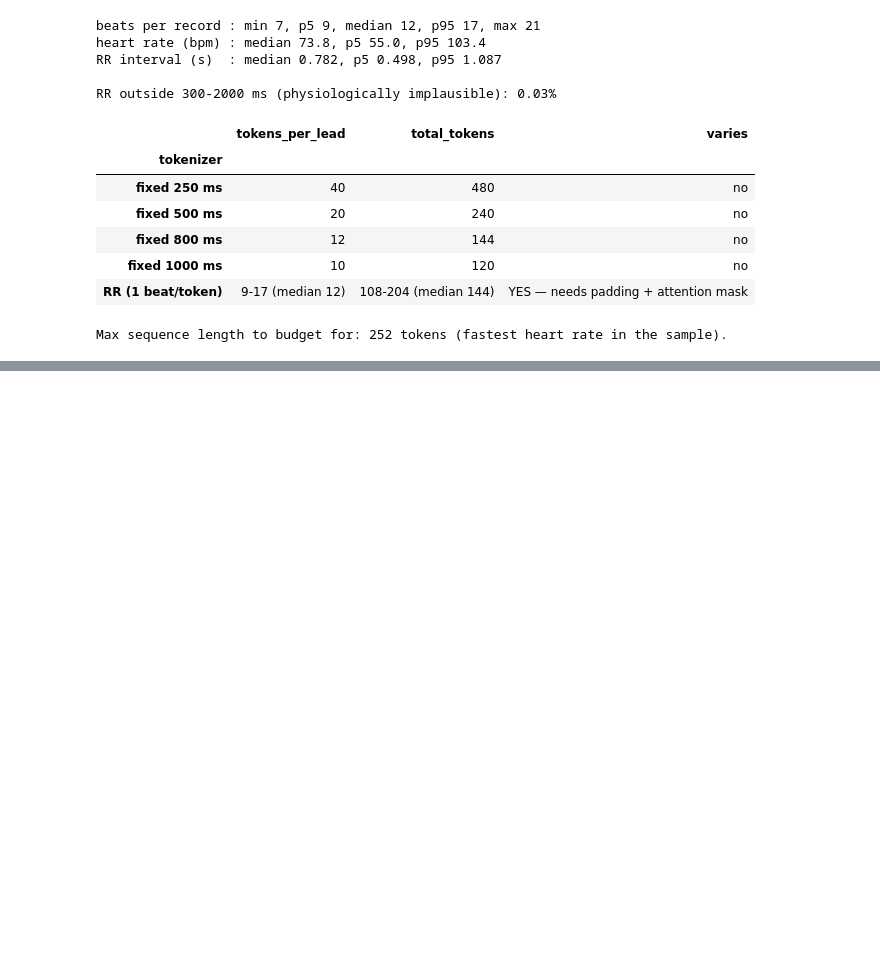
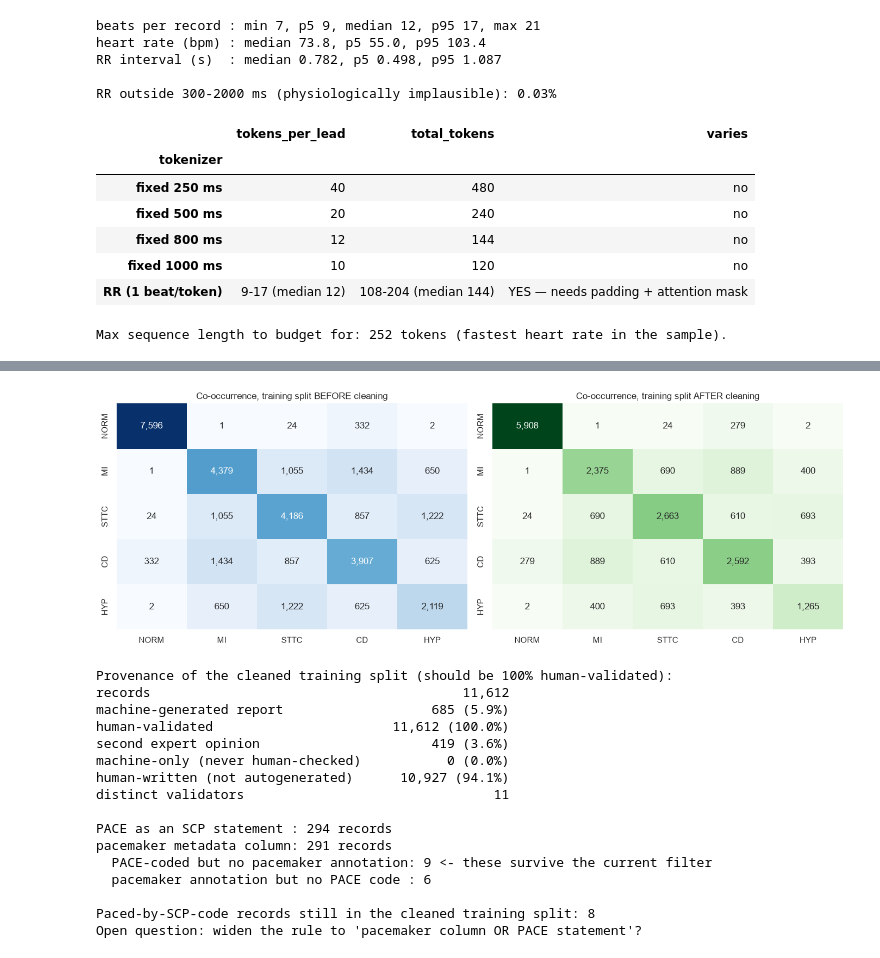
Before and after one commit to GilAmihai77/ECG-ML, a Jupyter notebook: notebooks/01_ptbxl_eda.ipynb, the cells around one changed output, grey strips where cells are left out. Saved outputs shown, nothing was run; the diff lists cells and outputs as text; code cells hidden in the pictures; blank space fills up the shorter version.

```diff
--- a/notebooks/01_ptbxl_eda.ipynb
+++ b/notebooks/01_ptbxl_eda.ipynb
@@ -760,0 +974,47 @@ What this EDA surfaced that must be settled — and written into the config —
+# %%
+# Co-occurrence and provenance on the cleaned cohort, plus one gap worth knowing.
+fig, axes = plt.subplots(1, 2, figsize=(14, 5))
+sns.heatmap(cooccurrence_matrix(raw_train), annot=True, fmt=",d", cmap="Blues",
+            ax=axes[0], cbar=False)
+axes[0].set_title("Co-occurrence, training split BEFORE cleaning")
+sns.heatmap(cooccurrence_matrix(clean_train), annot=True, fmt=",d", cmap="Greens",
+            ax=axes[1], cbar=False)
+axes[1].set_title("Co-occurrence, training split AFTER cleaning")
+plt.tight_layout()
+plt.show()
+
+print("Provenance of the cleaned training split (should be 100% human-validated):")
+print(annotation_provenance(clean_train).as_series().to_string())
+
+# The pacemaker rule keys off the metadata column. The SCP statement PACE is a
+# separate annotation, and the two do not perfectly agree -- so a handful of
+# paced records survive the filter. Reported rather than quietly patched
+# (integrity rule 7): changing the rule is a decision, not a bugfix.
+pace_code = df["scp_codes_parsed"].apply(lambda codes: "PACE" in codes)
+pace_meta = df["pacemaker"].notna() & (df["pacemaker"].astype(str).str.strip() != "")
+print(f"\nPACE as an SCP statement : {int(pace_code.sum()):,} records")
+print(f"pacemaker metadata column: {int(pace_meta.sum()):,} records")
+print(f"  PACE-coded but no pacemaker annotation: {int((pace_code & ~pace_meta).sum())} "
+      f"<- these survive the current filter")
+print(f"  pacemaker annotation but no PACE code : {int((pace_meta & ~pace_code).sum())}")
+survivors = int((pace_code & ~pace_meta & (df['split'] == 'train')).sum())
+print(f"\nPaced-by-SCP-code records still in the cleaned training split: {survivors}")
+print("Open question: widen the rule to 'pacemaker column OR PACE statement'?")
+# %% [output]
+[figure, added]
+Provenance of the cleaned training split (should be 100% human-validated):
+records                                        11,612
+machine-generated report                   685 (5.9%)
+human-validated                       11,612 (100.0%)
+second expert opinion                      419 (3.6%)
+machine-only (never human-checked)           0 (0.0%)
+human-written (not autogenerated)      10,927 (94.1%)
+distinct validators                                11
+
+PACE as an SCP statement : 294 records
+pacemaker metadata column: 291 records
+  PACE-coded but no pacemaker annotation: 9 <- these survive the current filter
+  pacemaker annotation but no PACE code : 6
+
+Paced-by-SCP-code records still in the cleaned training split: 8
+Open question: widen the rule to 'pacemaker column OR PACE statement'?
```
Also changed, not shown: parts of 9 cells of this notebook, 2 other files.
